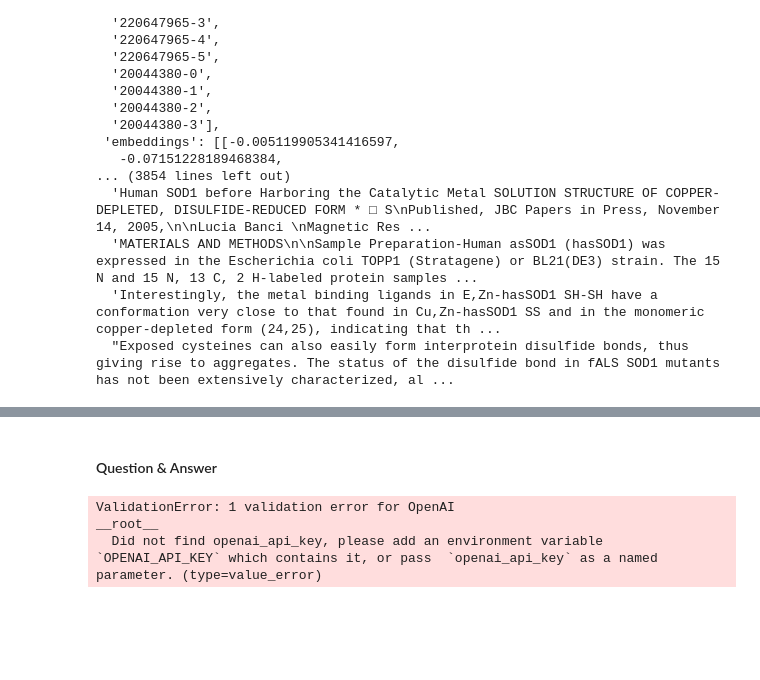
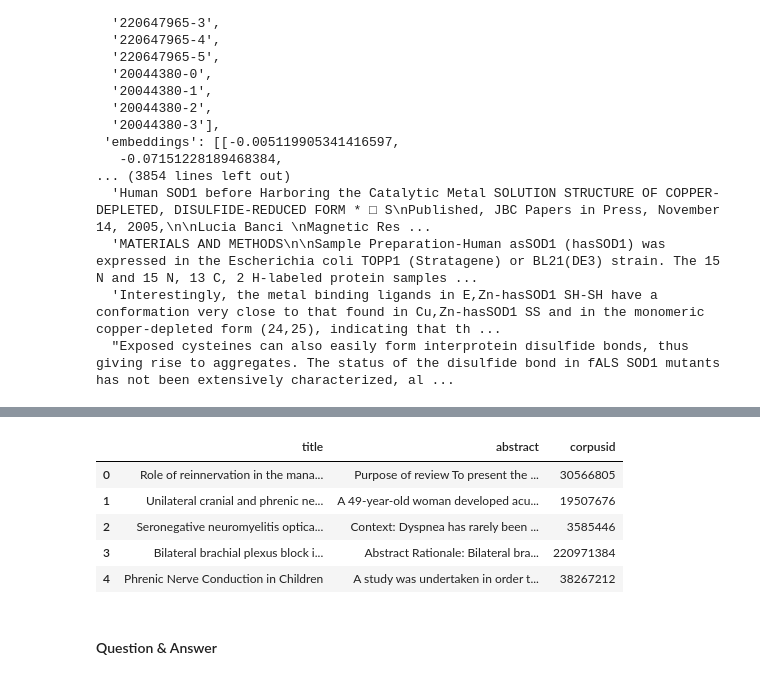
Before and after one commit to leen01/therapeutic-accelerator, a Jupyter notebook: models/Base_Models/LangChainModel.ipynb, the cells around one changed output, grey strips where cells are left out. Cells and saved outputs as stored; diff of their text form; code cells hidden in the pictures; blank space fills up the shorter version.

```diff
--- a/models/Base_Models/LangChainModel.ipynb
+++ b/models/Base_Models/LangChainModel.ipynb
@@ -76,9 +61 @@ import chromadb
-# %%
-import os
-import yaml
-from sqlalchemy import create_engine
-from sqlalchemy import text
-
-# Create engine to connect to database
-engine = create_engine(f'postgresql://postgres:qRd71PqwOsbv62WAvboR@database-1.cuaho2dof33c.us-east-1.rds.amazonaws.com:5432/postgres')
 # %%
@@ -109,17 +78,12 @@ print(engine.table_names())
 # %%
-### Retreive Abstract Text from Table
-from sqlalchemy import text
+# Retreive Abstracts from Table
+table_name = "abstracts_encodings"
 
-table_name = 'abstracts_encodings'
+sql = f"""
+    SELECT * FROM {table_name} LIMIT 10;
+    """
 
-sql = text(f'''
-    SELECT * FROM {table_name} as ae
-     Limit 10;
-''')
+abstract_text = db_tools.query_to_df(db_tools.query_db(engine, query))
 
-with engine.connect() as conn:
-    query = conn.execute(sql)
-
-abstracts = pd.DataFrame(query.fetchall())
-abstracts.head()
+abstract_text.head()
 # %% [output]
@@ -178,8 +117,3 @@ Nanosecond heartbeat on server 1689887706805504034000
 # vector_em <=> (select vector_em from abstract_encodings_test4 where vector_em is not null limit 1) as sim
 # ALTER TABLE abstract_encodings_test4 ADD COLUMN vector_em vector(768);
 # psql --host=database-1.cuaho2dof33c.us-east-1.rds.amazonaws.com --port=5432 --username=postgres --password --dbname=postgres
-# %%
-sql_create_postgres_env = text(f'''
-                               create extension pgml;''')
-with engine.connect() as conn:
-    query = conn.execute(sql_create_postgres_env)
@@ -340,34 +363,39 @@ def hugging_face_summarization(model, tokenizer, dataset):
         abstract_holder.append(abstract_summary)
     return abstract_holder
 # %%
-user_input = 'Phrenic nerve palsy'
-input_string =  " & ".join(user_input.split(" "))
+user_input = "Phrenic nerve palsy"
+input_string = " & ".join(user_input.split(" "))
 
-sql = f'''
+sql = f"""
 SELECT
     attributes.title,
     abstract,
     corpusid
 FROM abstract_encodings_test4
 JOIN attributes using (corpusid)
 WHERE ts_left_750 @@ websearch_to_tsquery('english','{input_string}')
 order by attributes.referencecount desc, attributes.publicationdate, attributes.citationcount desc
 limit 5
 
-'''
+"""
 with engine.connect() as conn:
-    query = conn.execute(text(sql))
+    query = conn.execute(sqlalchemy.text(sql))
 
 df = pd.DataFrame(query.fetchall())
 df
+# %% [output]
+|  | title | abstract | corpusid |
+| 0 | Role of reinnervation in the mana... | Purpose of review To present the ... | 30566805 |
+| 1 | Unilateral cranial and phrenic ne... | A 49‐year‐old woman developed acu... | 19507676 |
+| 2 | Seronegative neuromyelitis optica... | Context: Dyspnea has rarely been ... | 3585446 |
+| 3 | Bilateral brachial plexus block i... | Abstract Rationale: Bilateral bra... | 220971384 |
+| 4 | Phrenic Nerve Conduction in Children | A study was undertaken in order t... | 38267212 |
 # %% [markdown]
 #### Question & Answer
 # %%
 from langchain.vectorstores import Chroma
 from langchain.embeddings import OpenAIEmbeddings
 
-qa = VectorDBQA.from_chain_type(llm=OpenAI(), chain_type="map_reduce", vectorstore=lang_collect)
+qa = VectorDBQA.from_chain_type(
+    llm=OpenAI(), chain_type="map_reduce", vectorstore=lang_collect
+)
-# %% [output]
-ValidationError: 1 validation error for OpenAI
-__root__
-  Did not find openai_api_key, please add an environment variable `OPENAI_API_KEY` which contains it, or pass  `openai_api_key` as a named parameter. (type=value_error)
```
Also changed, not shown: parts of 30 cells of this notebook, 23 other files.
